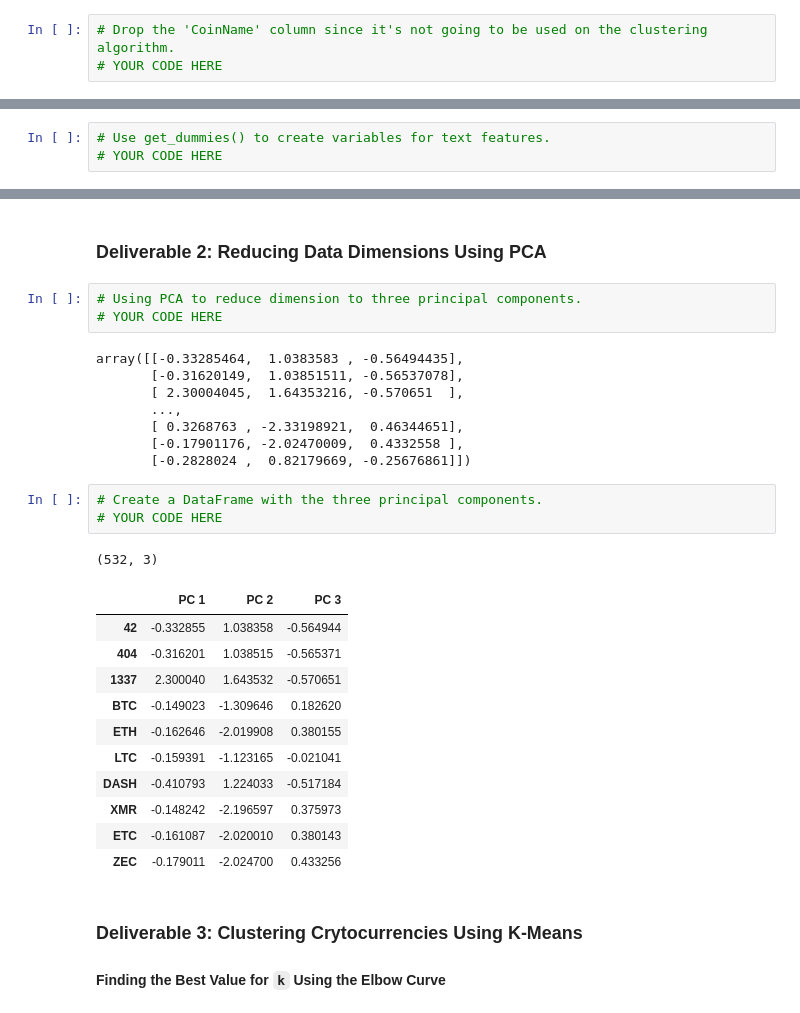
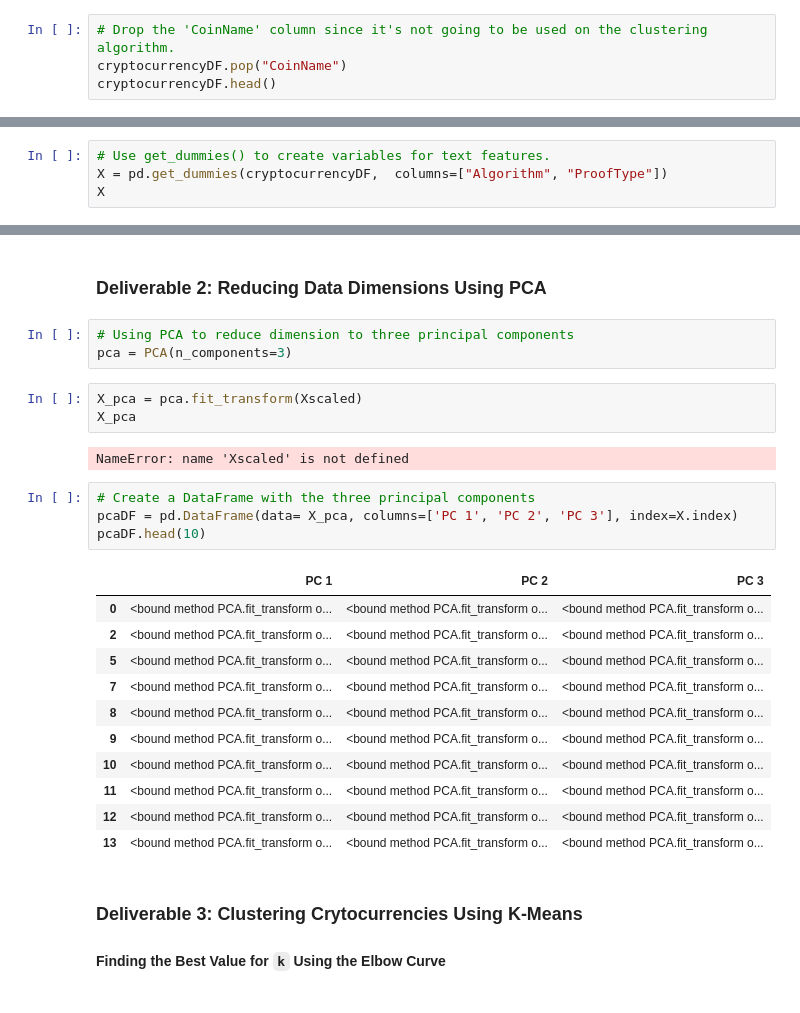
Before and after one commit to rashidabdella/Cryptocurrency, a Jupyter notebook: crypto_clustering_starter_code.ipynb, the cells around one changed output, grey strips where cells are left out. Saved outputs shown, nothing was run; the diff lists cells and outputs as text.

```diff
--- a/crypto_clustering_starter_code.ipynb
+++ b/crypto_clustering_starter_code.ipynb
@@ -120,4 +124,5 @@ cryptocurrencyDF.head()
 # %%
 # Drop the 'CoinName' column since it's not going to be used on the clustering algorithm.
-# YOUR CODE HERE
+cryptocurrencyDF.pop("CoinName")
+cryptocurrencyDF.head()
 # %% [output]
@@ -136,4 +135,5 @@ cryptocurrencyDF.head()
 # %%
 # Use get_dummies() to create variables for text features.
-# YOUR CODE HERE
+X = pd.get_dummies(cryptocurrencyDF,  columns=["Algorithm", "ProofType"])
+X
 # %% [output]
@@ -174,32 +165,29 @@ array([[-0.11710817, -0.1528703 , -0.0433963 , -0.0433963 , -0.0433963 ,
 # %% [markdown]
 ### Deliverable 2: Reducing Data Dimensions Using PCA
 # %%
-# Using PCA to reduce dimension to three principal components.
-# YOUR CODE HERE
+# Using PCA to reduce dimension to three principal components
+pca = PCA(n_components=3)
-# %% [output]
-array([[-0.33285464,  1.0383583 , -0.56494435],
-       [-0.31620149,  1.03851511, -0.56537078],
-       [ 2.30004045,  1.64353216, -0.570651  ],
-       ...,
-       [ 0.3268763 , -2.33198921,  0.46344651],
-       [-0.17901176, -2.02470009,  0.4332558 ],
-       [-0.2828024 ,  0.82179669, -0.25676861]])
+# %%
+X_pca = pca.fit_transform(Xscaled)
+X_pca
+# %% [output]
+NameError: name 'Xscaled' is not defined
 # %%
-# Create a DataFrame with the three principal components.
-# YOUR CODE HERE
+# Create a DataFrame with the three principal components
+pcaDF = pd.DataFrame(data= X_pca, columns=['PC 1', 'PC 2', 'PC 3'], index=X.index)
+pcaDF.head(10)
 # %% [output]
-(532, 3)
 |  | PC 1 | PC 2 | PC 3 |
-| 42 | -0.332855 | 1.038358 | -0.564944 |
-| 404 | -0.316201 | 1.038515 | -0.565371 |
-| 1337 | 2.300040 | 1.643532 | -0.570651 |
-| BTC | -0.149023 | -1.309646 | 0.182620 |
-| ETH | -0.162646 | -2.019908 | 0.380155 |
-| LTC | -0.159391 | -1.123165 | -0.021041 |
-| DASH | -0.410793 | 1.224033 | -0.517184 |
-| XMR | -0.148242 | -2.196597 | 0.375973 |
-| ETC | -0.161087 | -2.020010 | 0.380143 |
-| ZEC | -0.179011 | -2.024700 | 0.433256 |
+| 0 | <bound method PCA.fit_transform o... | <bound method PCA.fit_transform o... | <bound method PCA.fit_transform o... |
+| 2 | <bound method PCA.fit_transform o... | <bound method PCA.fit_transform o... | <bound method PCA.fit_transform o... |
+| 5 | <bound method PCA.fit_transform o... | <bound method PCA.fit_transform o... | <bound method PCA.fit_transform o... |
+| 7 | <bound method PCA.fit_transform o... | <bound method PCA.fit_transform o... | <bound method PCA.fit_transform o... |
+| 8 | <bound method PCA.fit_transform o... | <bound method PCA.fit_transform o... | <bound method PCA.fit_transform o... |
+| 9 | <bound method PCA.fit_transform o... | <bound method PCA.fit_transform o... | <bound method PCA.fit_transform o... |
+| 10 | <bound method PCA.fit_transform o... | <bound method PCA.fit_transform o... | <bound method PCA.fit_transform o... |
+| 11 | <bound method PCA.fit_transform o... | <bound method PCA.fit_transform o... | <bound method PCA.fit_transform o... |
+| 12 | <bound method PCA.fit_transform o... | <bound method PCA.fit_transform o... | <bound method PCA.fit_transform o... |
+| 13 | <bound method PCA.fit_transform o... | <bound method PCA.fit_transform o... | <bound method PCA.fit_transform o... |
 # %% [markdown]
 ### Deliverable 3: Clustering Crytocurrencies Using K-Means
 
```
Also changed, not shown: parts of 18 cells of this notebook.
